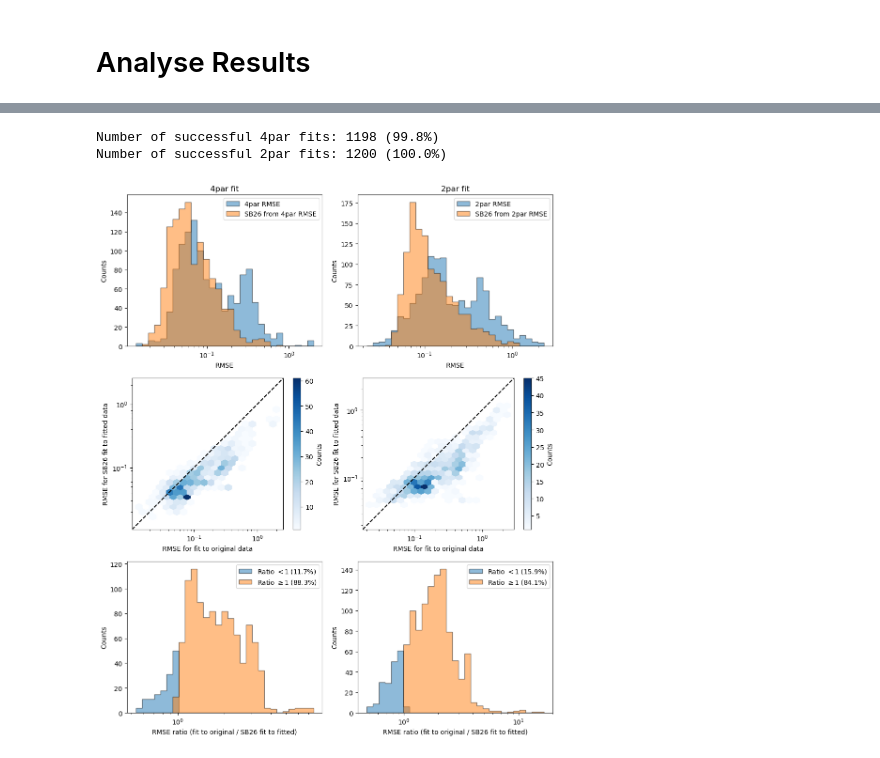
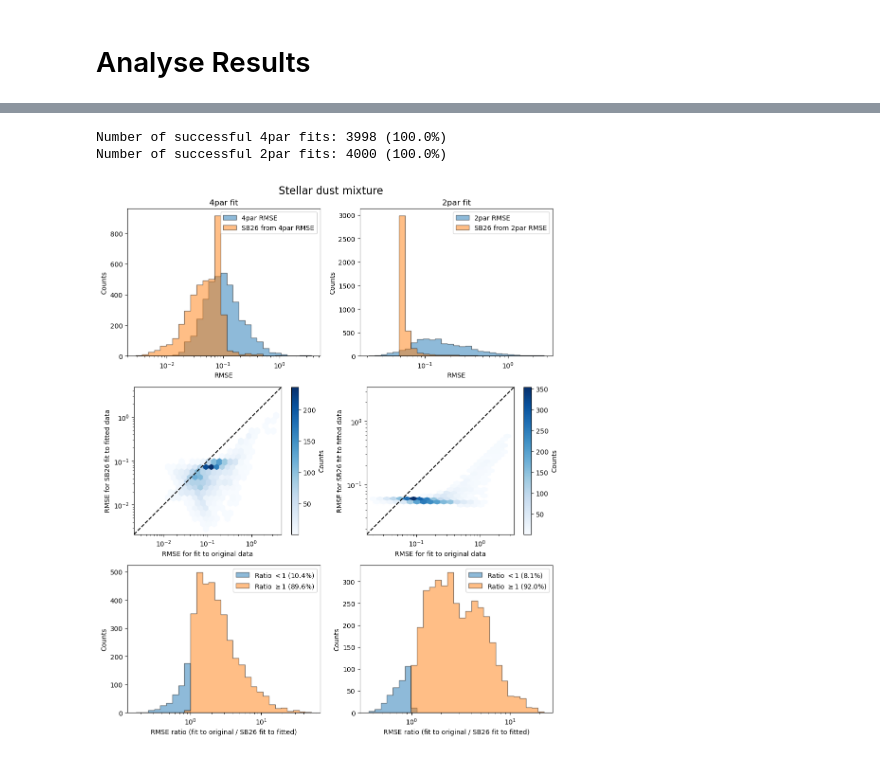
Before and after one commit to maho3/iob-attenuation, a Jupyter notebook: testing/test_superset.ipynb, the cells around one changed output, grey strips where cells are left out. Drawn from its saved outputs; the diff is of its cells as text; code cells hidden in the pictures.

Commit message:
Enable varying dust mixtures for superset comparison

```diff
--- a/testing/test_superset.ipynb
+++ b/testing/test_superset.ipynb
@@ -270,6 +270,13 @@ Text(0.5, 1.0, 'SB26 fit from 2par')
 # %% [markdown]
 # Analyse Results
 # %%
-df = pd.read_csv('fit_results_MW.txt', sep=' ', header=0)
+dust_mixture = 'MW'
+dust_mixture = 'SMC'
+dust_mixture = 'stellar'
+
+df = pd.read_csv(f'fit_results_{dust_mixture}.txt', sep=' ', header=0)
 df.head(5)
+
+print("Dust mixture:", dust_mixture)
+print("Number of rows:", len(df))
 # %% [output]
@@ -338,33 +340,36 @@ label = f'Ratio $\\geq 1$ ({(~m).sum()/len(ratio)*100:.1f}%)'
 axs[2,1].hist(ratio[~m], bins=bins, **hist_kwargs, label=label)
 
 for ax in axs[0,:]:
     ax.set_xlabel('RMSE')
     ax.set_ylabel('Counts')
     ax.legend()
     ax.set_xscale(bin_type)
 
 for ax in axs[1,:]:
     xlim = ax.get_xlim()
     ylim = ax.get_ylim()
     x = [min(xlim[0], ylim[0]), max(xlim[1], ylim[1])]
     ax.plot(x, x, color='black', linestyle='--')
     ax.set_xlim(x)
     ax.set_ylim(x)
     ax.set_aspect('equal')
     ax.set_xlabel('RMSE for fit to original data')
     ax.set_ylabel('RMSE for SB26 fit to fitted data')
 
 for ax in axs[2,:]:
     ax.legend()
     ax.set_xscale('log')
     ax.set_xlabel('RMSE ratio (fit to original / SB26 fit to fitted)')
     ax.set_ylabel('Counts')
 
 axs[0,0].set_title('4par fit')
 axs[0,1].set_title('2par fit')
 
+fig.suptitle(f'{dust_mixture.capitalize()} dust mixture', fontsize=16)
+
 fig.tight_layout()
+fig.savefig(f'superset_rmse_comparison_{dust_mixture}.png', dpi=300)
 # %% [output]
-Number of successful 4par fits: 1198 (99.8%)
-Number of successful 2par fits: 1200 (100.0%)
+Number of successful 4par fits: 3998 (100.0%)
+Number of successful 2par fits: 4000 (100.0%)
-[figure, old version]
+[figure, new version]
```
Also changed, not shown: parts of 1 cell of this notebook, 5 other files.
